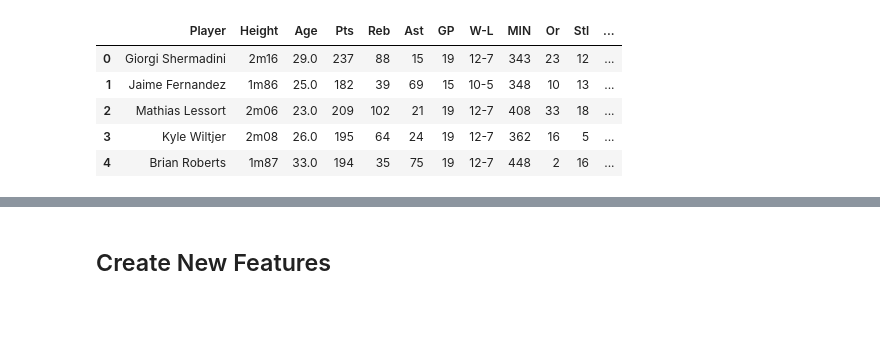
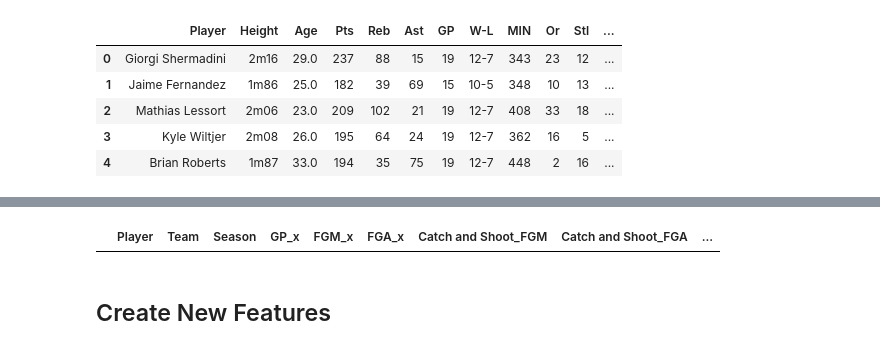
Before and after one commit to xulianrenzoku/synergy_app_clustering, a Jupyter notebook: data_processors/proballers_eurocup_data_processor.ipynb, the cells around one changed output, grey strips where cells are left out. Cells and saved outputs as stored; diff of their text form; code cells hidden in the pictures; blank space fills up the shorter version.

```diff
--- a/data_processors/proballers_eurocup_data_processor.ipynb
+++ b/data_processors/proballers_eurocup_data_processor.ipynb
@@ -182,7 +180,10 @@ proballers_name_dict = {'Abdoulaye Ndoye': 'Abdoulaye NDoye',
                         'Rafael Martinez': 'Rafa Martinez',
                         'Josep Busquets': 'Pep Busquets',
                         'Efstratios Perperoglou': 'Stratos Perperoglou',
-                        'Walerij Lichodiej': 'Valery Likhodey'}
+                        'Walerij Lichodiej': 'Valery Likhodey',
+                        'Ladontae Henton': 'LaDontae Henton',
+                        'Troy Selim Sav': 'Selim Sav',
+                        'Vasilis Charalampopoulos': 'Vassilis Charalampopoulos'}
 # %%
 pb_df = pd.read_csv('proballers_eurocup_stats.csv')
 pb_df['Season'] = pb_df['season'].apply(lambda x: f'{x}-{x+1}')
@@ -249,9 +250,25 @@ synergy_name_dict = {'AJ Slaughter': 'A.J. Slaughter',
                      'Omer Utku Al': 'Omer Al',
                      'Sergii Gladyr': 'Sergiy Gladyr',
                      'Thimothe Crusol': 'Timothe Crusol',
-                     'Zahar Vedishchev': 'Zakhar Vedishchev'}
+                     'Zahar Vedishchev': 'Zakhar Vedishchev',
+                     'Fikret Can Akin': 'Can Akin',
+                     'Josep Busquets': 'Pep Busquets',
+                     'Artisom Parakhouski': 'Artsiom Parakhouski',
+                     'Anthony da Silva': 'Anthony Da Silva',
+                     'Lorenzo Dercole': "Lorenzo D'ercole",
+                     'Dora Doruk': 'Doruk Dora',
+                     'Lapo Giacomo Galli': 'Lapo Galli',
+                     'Rafael Santos': 'Rafa Santos',
+                     'Owens Josh': 'Josh Owens',
+                     'Jean Montero': 'Jean Claudio Montero',
+                     'Braian Angola': 'Braian Angola-Rodas',
+                     'Valery Kalinov': 'Valeriy Kalinov',
+                     'Thibault Daval Braquet': 'Thibault Daval-Braquet',
+                     'Kirill Yelatontsev': 'Kirill Elatontsev',
+                     'Perez Gerardo': 'Gerardo Perez',
+                     'Grantas Vasilauskas': 'Grantas Vasiliauskas'}
 # %%
-synergy_df = pd.read_csv('../eurocup_offense.csv')
+synergy_df = pd.read_csv('../data/EuroCup_offense.csv')
 synergy_df = synergy_df[synergy_df['Season'] != '2017-2018']\
              .reset_index(drop=True)
 synergy_df['Player'] = synergy_df['Player']\
@@ -269,6 +286,12 @@ synergy_df.head()
 df = synergy_df.merge(pb_df,
                       on=['Season', 'Team', 'Player'],
                       how='left')
+# %%
+df = df[df['Player'] != 'Sean Evans'].reset_index(drop=True)
+# %%
+df[df['Eff'].isna()]
+# %% [output]
+|  | Player | Team | Season | GP_x | FGM_x | FGA_x | Catch and Shoot_FGM | Catch and Shoot_FGA | ... |
 # %% [markdown]
 ## Create New Features
 # %%
```
Also changed, not shown: parts of 4 cells of this notebook.
